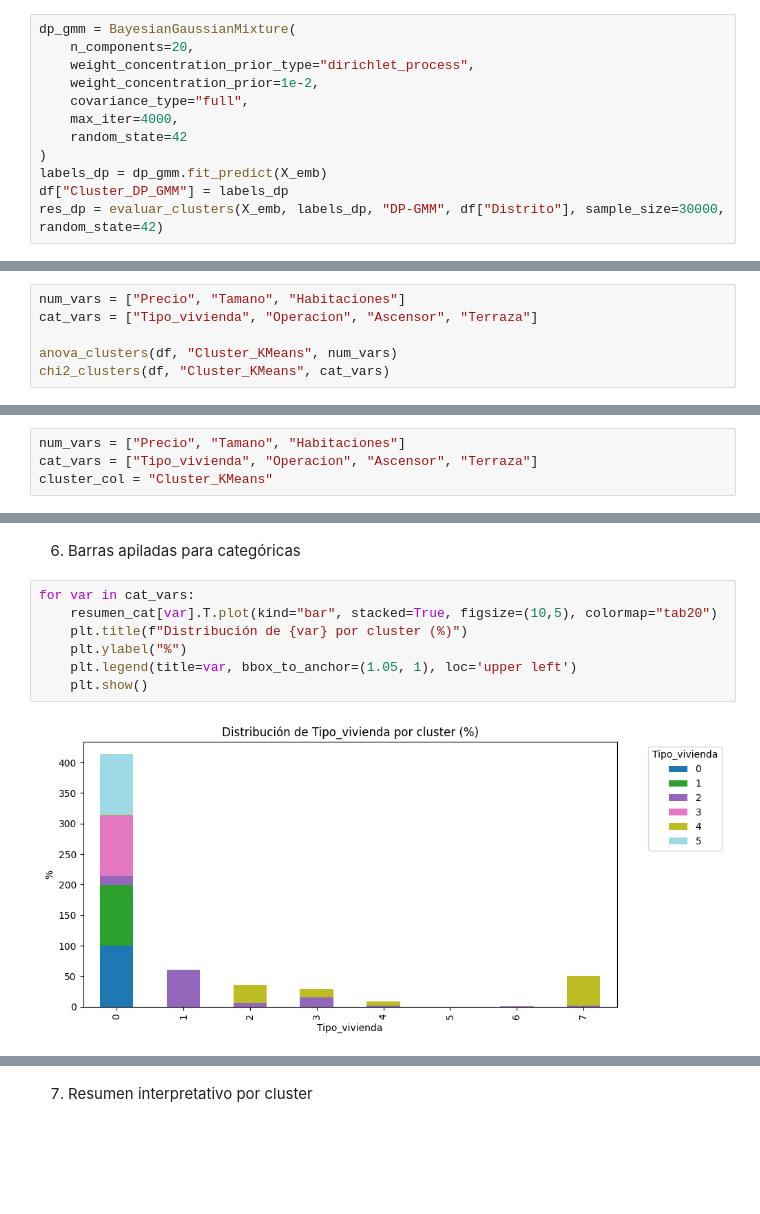
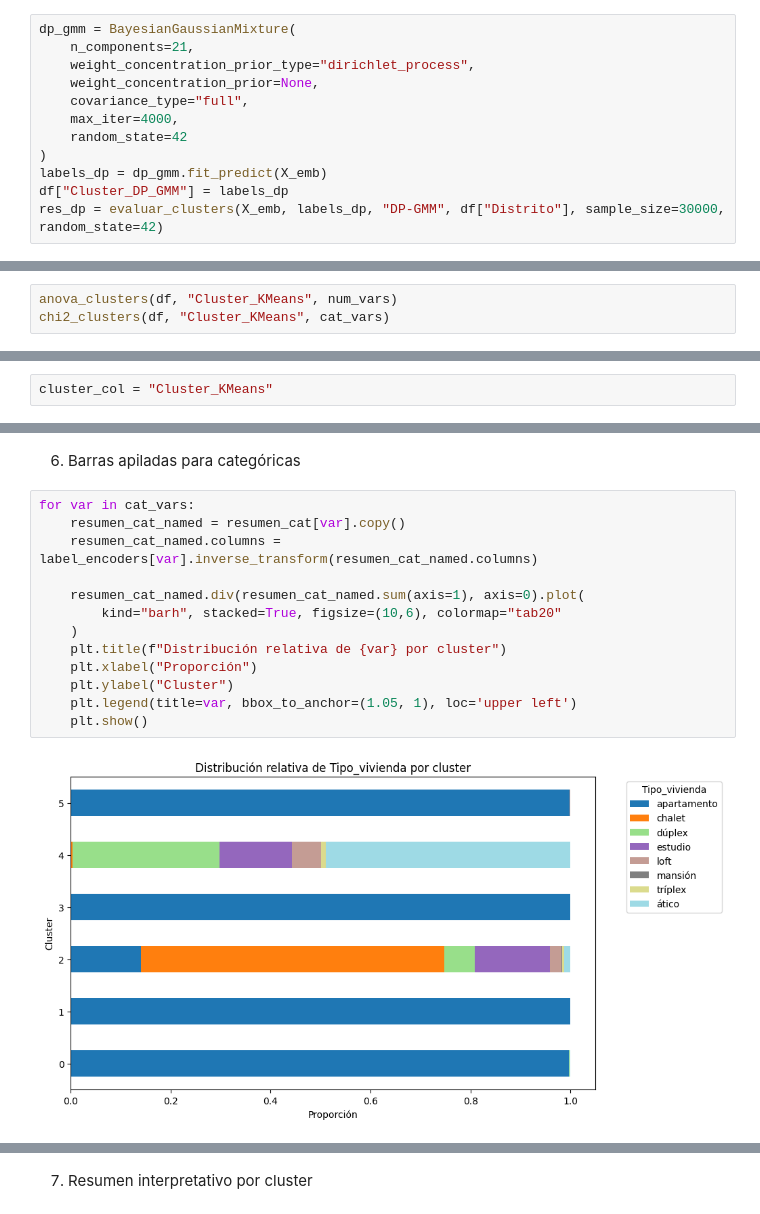
Before and after one commit to JorgeGM8/TFM_Data_Science, a Jupyter notebook: notebooks/CLUSTERING_EMBEDDING_FINAL.ipynb, the cells around one changed output, grey strips where cells are left out. Drawn from its saved outputs; the diff is of its cells as text; blank space fills up the shorter version.

Commit message:
Modificación de clusters en DP_GMM, añadidas gráficas para más variables y algunos cambios menores.

```diff
--- a/notebooks/CLUSTERING_EMBEDDING_FINAL.ipynb
+++ b/notebooks/CLUSTERING_EMBEDDING_FINAL.ipynb
@@ -327,9 +314,9 @@ HDBSCAN:
 ### 5. DP-GMM (Bayesian Gaussian Mixture)
 # %%
 dp_gmm = BayesianGaussianMixture(
-    n_components=20,
+    n_components=21,
     weight_concentration_prior_type="dirichlet_process",
-    weight_concentration_prior=1e-2,
+    weight_concentration_prior=None,
     covariance_type="full",
     max_iter=4000,
     random_state=42
@@ -510,9 +497,6 @@ def chi2_clusters(df, cluster_col, cat_vars):
         cramer_v = cramers_v(table.values)
         print(f"{var:20s}: Chi2 = {chi2:.2f}, p = {p:.4f}, Cramér's V = {cramer_v:.3f}")
 # %%
-num_vars = ["Precio", "Tamano", "Habitaciones"]
-cat_vars = ["Tipo_vivienda", "Operacion", "Ascensor", "Terraza"]
-
 anova_clusters(df, "Cluster_KMeans", num_vars)
 chi2_clusters(df, "Cluster_KMeans", cat_vars)
 # %% [output]
@@ -562,8 +552,6 @@ Los clusters permiten identificar áreas homogéneas en características de vivi
 # %% [markdown]
 # ESTADISTICAS DE CLUSTER
 # %%
-num_vars = ["Precio", "Tamano", "Habitaciones"]
-cat_vars = ["Tipo_vivienda", "Operacion", "Ascensor", "Terraza"]
 cluster_col = "Cluster_KMeans"
 # %% [markdown]
 RESUMEN NUMERICO
@@ -913,10 +960,16 @@ for var in num_vars:
  6. Barras apiladas para categóricas
 # %%
 for var in cat_vars:
-    resumen_cat[var].T.plot(kind="bar", stacked=True, figsize=(10,5), colormap="tab20")
-    plt.title(f"Distribución de {var} por cluster (%)")
-    plt.ylabel("%")
+    resumen_cat_named = resumen_cat[var].copy()
+    resumen_cat_named.columns = label_encoders[var].inverse_transform(resumen_cat_named.columns)
+
+    resumen_cat_named.div(resumen_cat_named.sum(axis=1), axis=0).plot(
+        kind="barh", stacked=True, figsize=(10,6), colormap="tab20"
+    )
+    plt.title(f"Distribución relativa de {var} por cluster")
+    plt.xlabel("Proporción")
+    plt.ylabel("Cluster")
     plt.legend(title=var, bbox_to_anchor=(1.05, 1), loc='upper left')
     plt.show()
 # %% [output]
-[figure, old version]
+[figure, new version]
```
Also changed, not shown: parts of 21 cells of this notebook, 3 other files.
